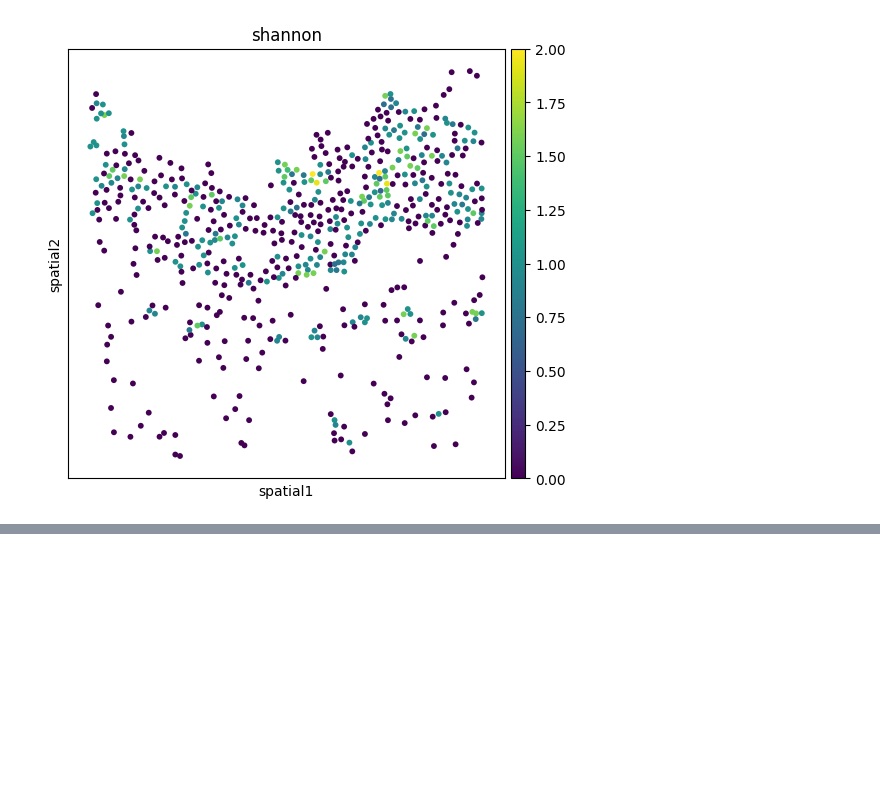
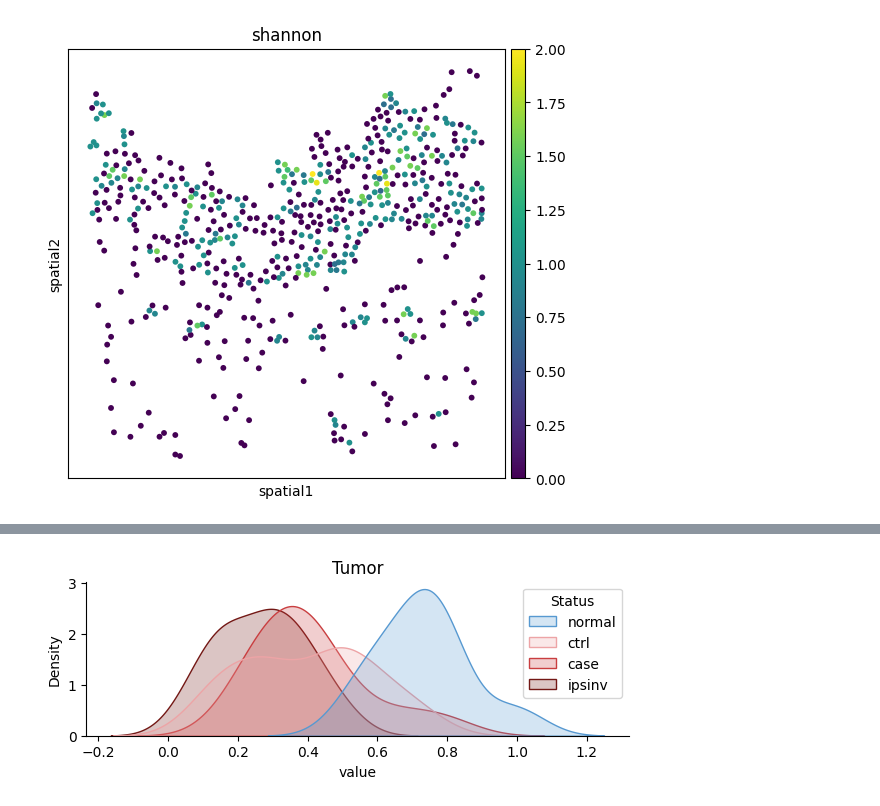
Before and after one commit to scverse/spatial-sample-aggregation, a Jupyter notebook: docs/notebooks/multi_sample_comparison_of_node_features.ipynb, the cells around one changed output, grey strips where cells are left out. Saved outputs shown, nothing was run; the diff lists cells and outputs as text; code cells hidden in the pictures; blank space fills up the shorter version.

```diff
--- a/docs/notebooks/multi_sample_comparison_of_node_features.ipynb
+++ b/docs/notebooks/multi_sample_comparison_of_node_features.ipynb
@@ -56,0 +188,21 @@ sq.pl.spatial_scatter(adata, color="shannon", cmap="viridis", library_key="Point
+# %%
+import numpy as np
+import seaborn as sns
+import matplotlib.pyplot as plt
+
+plt.figure(figsize=(7, 2))
+df_ct = df_melted[df_melted["celltype"] == "tumor"]
+
+ax = sns.kdeplot(data=df_ct, x="value", hue="Status", hue_order = hue_order, common_norm=False, fill=True, palette=custom_palette)
+
+plt.title("Tumor")
+plt.xlabel("value")
+plt.ylabel("Density")
+
+# Explicitly call legend from `ax`
+# ax.legend(title="Status", bbox_to_anchor=(1, 1), loc="upper left")
+
+sns.despine()
+plt.show()
+# %% [output]
+[figure, added]
```
Also changed, not shown: parts of 25 cells of this notebook.
